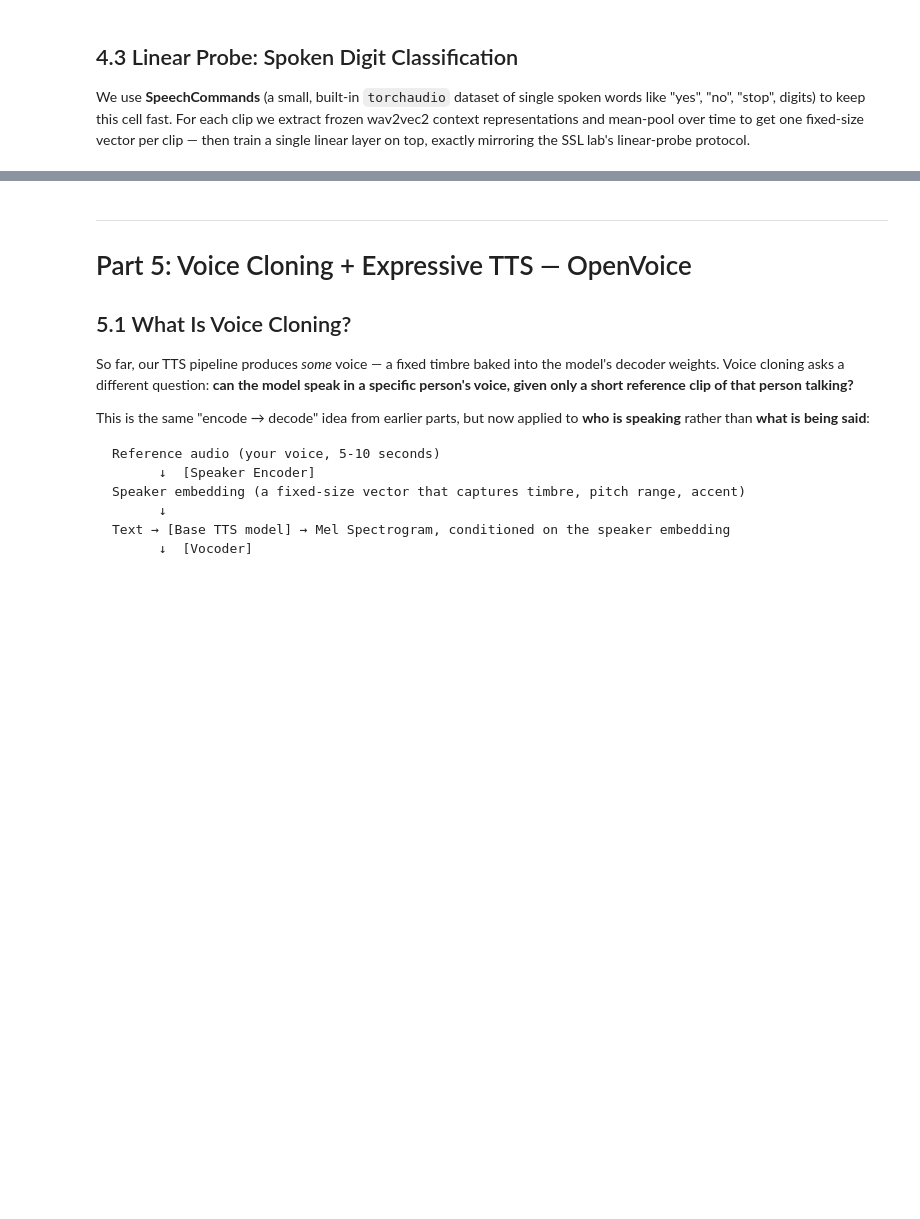
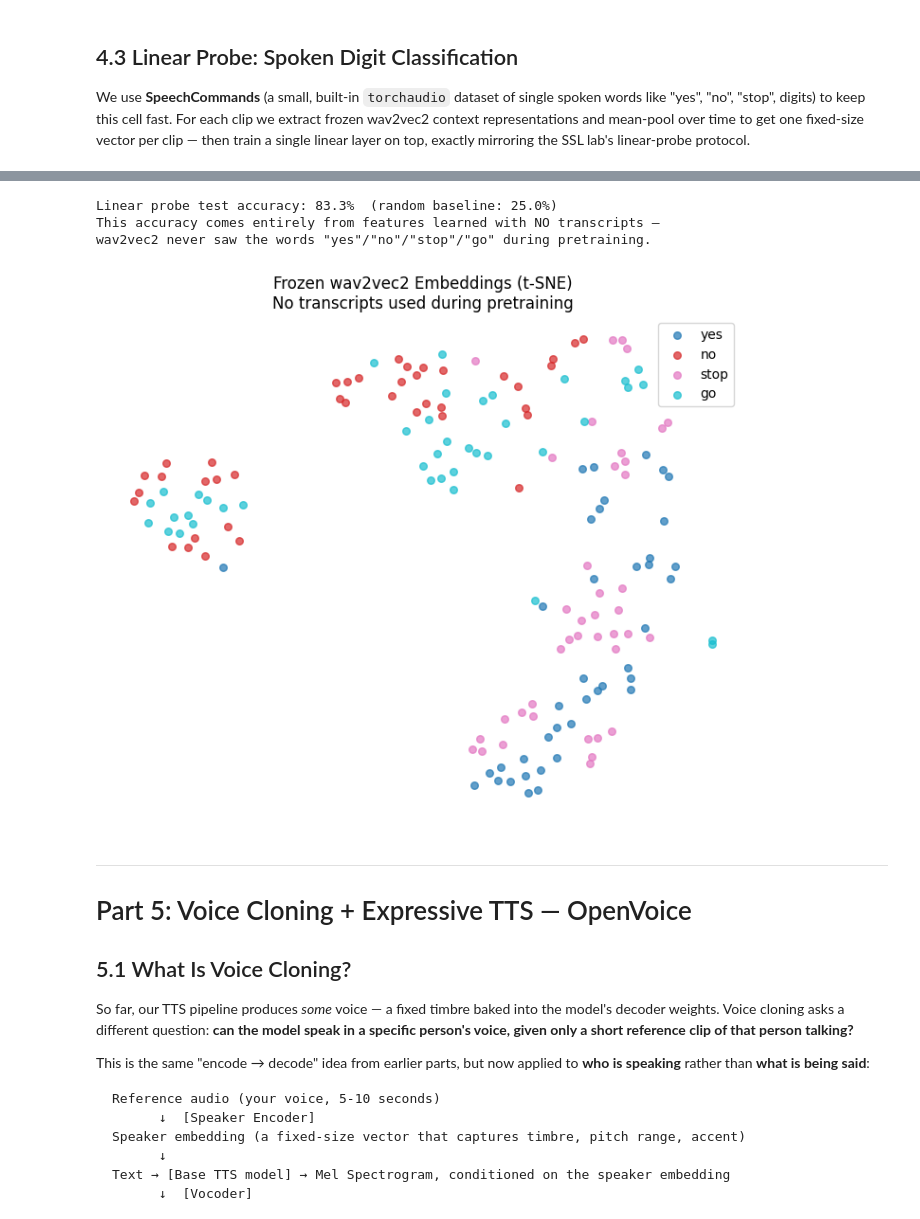
Before and after one commit to moreshud/Python-for-Deep-Learning, a Jupyter notebook: Assignments/2026_Assignment/A6 - Speech/A6-Speech-Processing.ipynb, the cells around one changed output, grey strips where cells are left out. Cells and saved outputs as stored; diff of their text form; code cells hidden in the pictures; blank space fills up the shorter version.

```diff
--- a/Assignments/2026_Assignment/A6 - Speech/A6-Speech-Processing.ipynb
+++ b/Assignments/2026_Assignment/A6 - Speech/A6-Speech-Processing.ipynb
@@ -782,43 +883,44 @@ else:
 # %%
 # ── Train a linear probe on the frozen features (same protocol as the SSL lab) ─
 from sklearn.model_selection import train_test_split
 from sklearn.manifold import TSNE
 
-if W2V_AVAILABLE:
-    X_train, X_test, y_train, y_test = train_test_split(
-        X.numpy(), y.numpy(), test_size=0.3, random_state=42, stratify=y.numpy())
+X_train, X_test, y_train, y_test = train_test_split(
+    X.numpy(), y.numpy(), test_size=0.3, random_state=42, stratify=y.numpy())
 
-    X_train_t = torch.tensor(X_train, dtype=torch.float32)
-    y_train_t = torch.tensor(y_train, dtype=torch.long)
-    X_test_t  = torch.tensor(X_test, dtype=torch.float32)
-    y_test_t  = torch.tensor(y_test, dtype=torch.long)
+X_train_t = torch.tensor(X_train, dtype=torch.float32)
+y_train_t = torch.tensor(y_train, dtype=torch.long)
+X_test_t  = torch.tensor(X_test, dtype=torch.float32)
+y_test_t  = torch.tensor(y_test, dtype=torch.long)
 
-    linear_probe = nn.Linear(X.shape[1], len(PROBE_WORDS))
-    opt_probe = torch.optim.Adam(linear_probe.parameters(), lr=1e-2)
+linear_probe = nn.Linear(X.shape[1], len(PROBE_WORDS))
+opt_probe = torch.optim.Adam(linear_probe.parameters(), lr=1e-2)
 
-    for epoch in range(100):
-        logits = linear_probe(X_train_t)
-        loss = F.cross_entropy(logits, y_train_t)
-        opt_probe.zero_grad(); loss.backward(); opt_probe.step()
+for epoch in range(100):
+    logits = linear_probe(X_train_t)
+    loss = F.cross_entropy(logits, y_train_t)
+    opt_probe.zero_grad(); loss.backward(); opt_probe.step()
 
-    with torch.no_grad():
-        test_acc = (linear_probe(X_test_t).argmax(1) == y_test_t).float().mean().item()
-    print(f'Linear probe test accuracy: {test_acc*100:.1f}%  (random baseline: {100/len(PROBE_WORDS):.1f}%)')
-    print('This accuracy comes entirely from features learned with NO transcripts —')
-    print('wav2vec2 never saw the words "yes"/"no"/"stop"/"go" during pretraining.')
+with torch.no_grad():
+    test_acc = (linear_probe(X_test_t).argmax(1) == y_test_t).float().mean().item()
+print(f'Linear probe test accuracy: {test_acc*100:.1f}%  (random baseline: {100/len(PROBE_WORDS):.1f}%)')
 
-    # t-SNE visualization, same style as the SSL lab's embedding plots
-    proj = TSNE(n_components=2, random_state=42, perplexity=15).fit_transform(X.numpy())
-    plt.figure(figsize=(7, 6))
-    colors_map = plt.cm.tab10(np.linspace(0, 1, len(PROBE_WORDS)))
-    for i, word in enumerate(PROBE_WORDS):
-        mask = y.numpy() == i
-        plt.scatter(proj[mask, 0], proj[mask, 1], c=[colors_map[i]], label=word, alpha=0.7, s=30)
-    plt.legend(); plt.title('Frozen wav2vec2 Embeddings (t-SNE)\nNo transcripts used during pretraining')
-    plt.axis('off'); plt.tight_layout(); plt.show()
-else:
-    print('[Conceptual] A linear probe on wav2vec2 features for this 4-class task typically')
-    print('reaches well above the 25% random baseline, similar to SimCLR/DINO linear-probe results in the SSL lab.')
+# t-SNE visualization, same style as the SSL lab's embedding plots
+proj = TSNE(n_components=2, random_state=42, perplexity=15).fit_transform(X.numpy())
+plt.figure(figsize=(7, 6))
+colors_map = plt.cm.tab10(np.linspace(0, 1, len(PROBE_WORDS)))
+for i, word in enumerate(PROBE_WORDS):
+    mask = y.numpy() == i
+    plt.scatter(proj[mask, 0], proj[mask, 1], c=[colors_map[i]], label=word, alpha=0.7, s=30)
+plt.legend()
+plt.title('Frozen wav2vec2 Embeddings (t-SNE)\nNo transcripts used during pretraining')
+plt.axis('off')
+plt.tight_layout(); plt.show()
+# %% [output]
+Linear probe test accuracy: 83.3%  (random baseline: 25.0%)
+This accuracy comes entirely from features learned with NO transcripts —
+wav2vec2 never saw the words "yes"/"no"/"stop"/"go" during pretraining.
+[figure, added]
 # %% [markdown]
 ---
 # Part 5: Voice Cloning + Expressive TTS — OpenVoice
```
Also changed, not shown: parts of 20 cells of this notebook.
